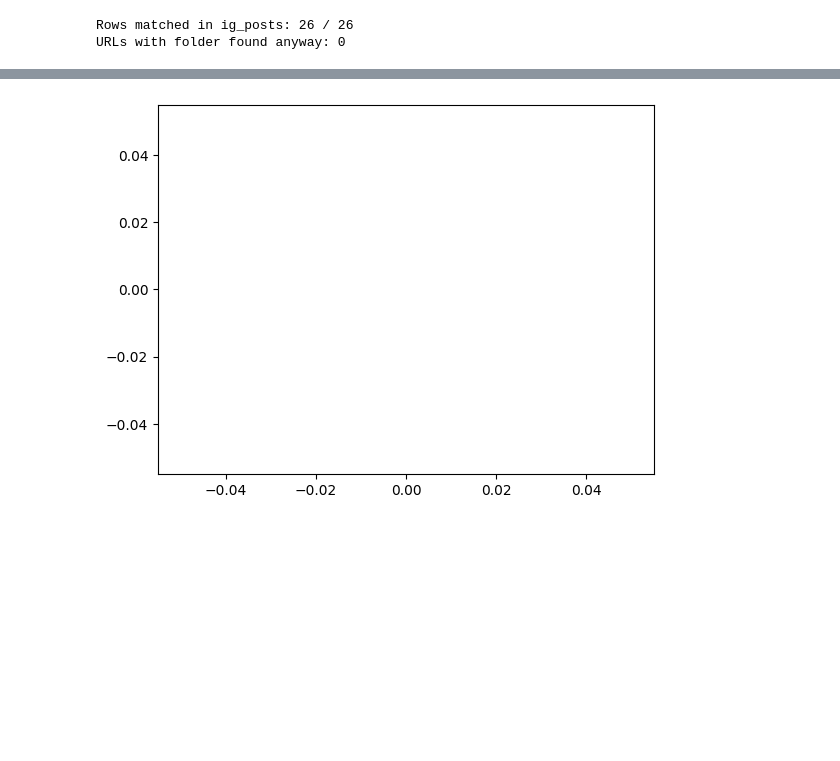
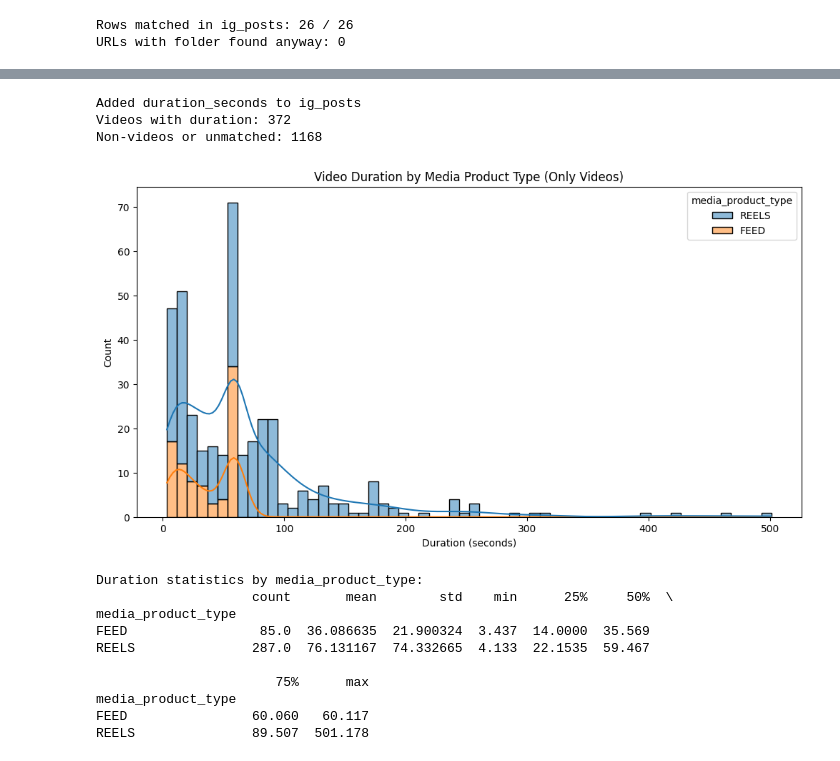
Before and after one commit to rezache4/ShowreelSociaMediaAnalytics, a Jupyter notebook: Ali/IG_Download.ipynb, the cells around one changed output, grey strips where cells are left out. Drawn from its saved outputs; the diff is of its cells as text; code cells hidden in the pictures; blank space fills up the shorter version.

```diff
--- a/Ali/IG_Download.ipynb
+++ b/Ali/IG_Download.ipynb
@@ -1209,10 +896,51 @@ print(f"Saved durations for {len(video_lengths_df)} videos to {DATASET_DIR / 'vi
 Saved durations for 372 videos to multimodal_dataset\video_lengths_seconds.csv
-# %%
-import seaborn as sns
-
-import matplotlib.pyplot as plt
-
-sns.histplot(video_lengths_df["duration_seconds"].dropna(), bins=30, kde=True)
-plt.show()
-# %% [output]
-[figure, removed]
+# %%
+# Add duration_seconds to ig_posts by matching with video_lengths_df
+if "video_lengths_df" in globals() and "ig_posts" in globals():
+    # Create a mapping from url to duration_seconds
+    duration_map = dict(zip(video_lengths_df["url"], video_lengths_df["duration_seconds"]))
+
+    # Add duration_seconds column to ig_posts (None for non-videos)
+    ig_posts["duration_seconds"] = ig_posts["permalink"].map(duration_map)
+
+    print(f"Added duration_seconds to ig_posts")
+    print(f"Videos with duration: {ig_posts['duration_seconds'].notna().sum()}")
+    print(f"Non-videos or unmatched: {ig_posts['duration_seconds'].isna().sum()}")
+
+    # Plot duration by media_product_type (only videos)
+    plot_data = ig_posts[ig_posts["duration_seconds"].notna()].copy()
+
+    plt.figure(figsize=(12, 6))
+    sns.histplot(
+        data=plot_data,
+        x="duration_seconds",
+        hue="media_product_type",
+        bins=60,
+        kde=True,
+        multiple="stack"
+    )
+    plt.title("Video Duration by Media Product Type (Only Videos)")
+    plt.xlabel("Duration (seconds)")
+    plt.ylabel("Count")
+    plt.show()
+
+    # Summary statistics
+    print("\nDuration statistics by media_product_type:")
+    print(plot_data.groupby("media_product_type")["duration_seconds"].describe())
+else:
+    print("video_lengths_df or ig_posts not found in globals")
+# %% [output]
+Added duration_seconds to ig_posts
+Videos with duration: 372
+Non-videos or unmatched: 1168
+[figure, added]
+Duration statistics by media_product_type:
+                    count       mean        std    min      25%     50%  \
+media_product_type
+FEED                 85.0  36.086635  21.900324  3.437  14.0000  35.569
+REELS               287.0  76.131167  74.332665  4.133  22.1535  59.467
+
+                       75%      max
+media_product_type
+FEED                60.060   60.117
+REELS               89.507  501.178
```
Also changed, not shown: parts of 17 cells of this notebook, 19 other files.
